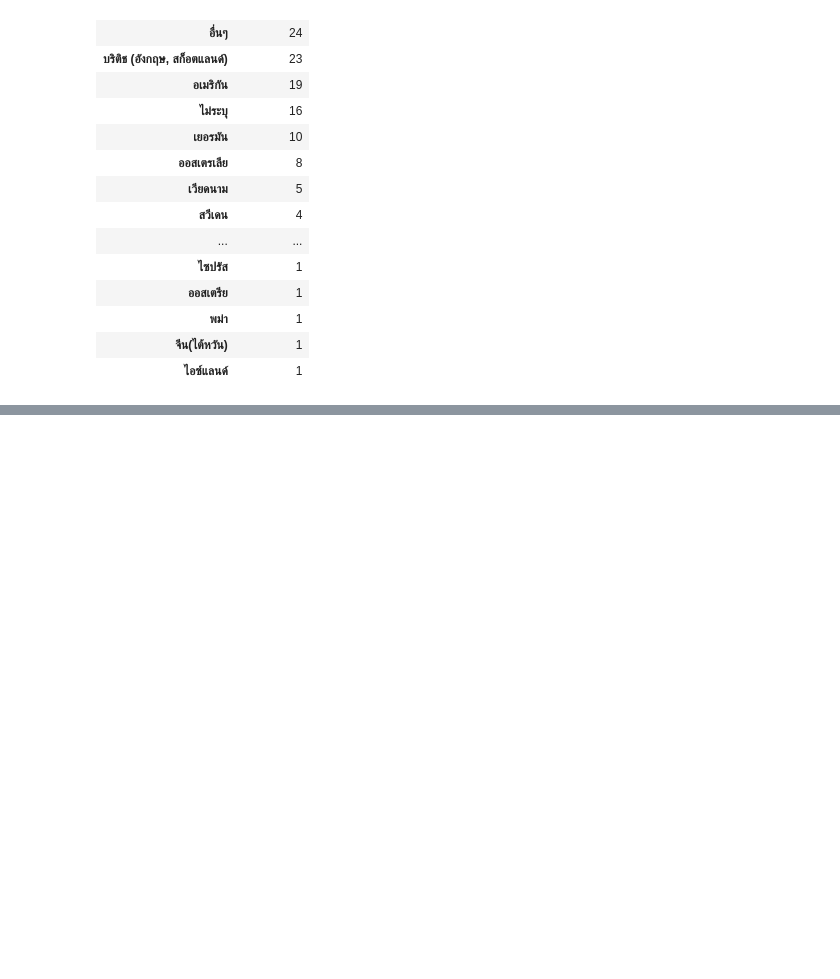
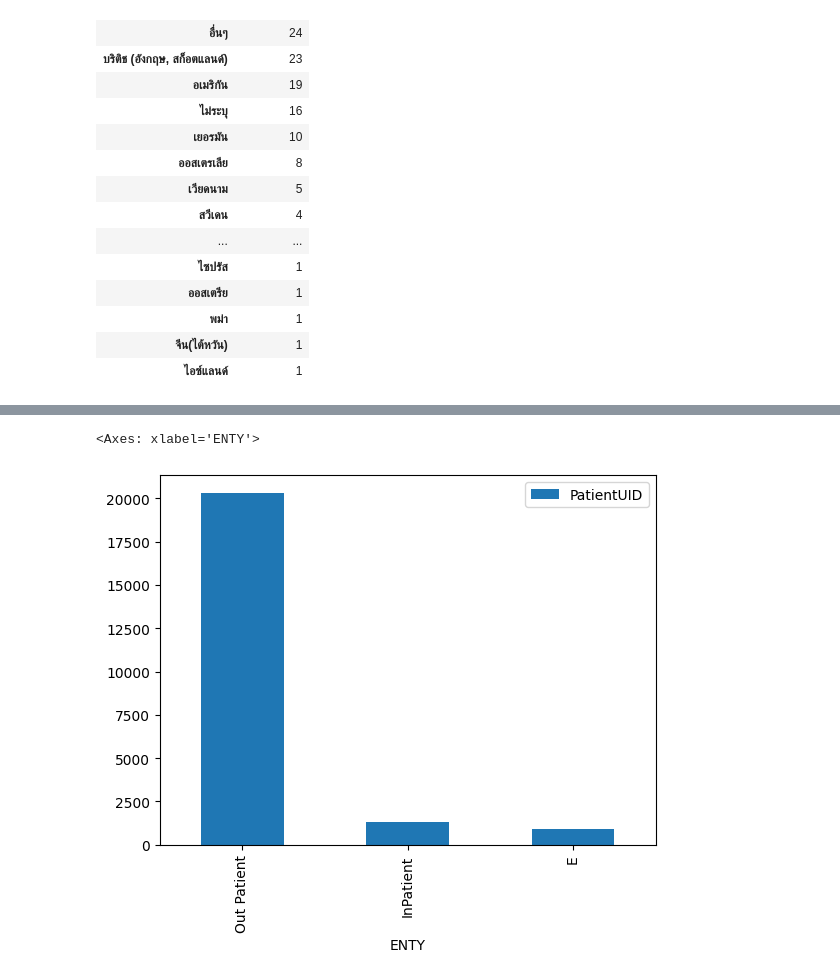
Before and after one commit to qmcnn/Data-Mining, a Jupyter notebook: Project_Mining.ipynb, the cells around one changed output, grey strips where cells are left out. Cells and saved outputs as stored; diff of their text form; code cells hidden in the pictures; blank space fills up the shorter version.

```diff
--- a/Project_Mining.ipynb
+++ b/Project_Mining.ipynb
@@ -190,3 +194,6 @@ nationalities
 | พม่า | 1 |
 | จีน(ไต้หวัน) | 1 |
 | ไอซ์แลนด์ | 1 |
+# %%
+ENTY = visit_df.groupby(['ENTY'])[['PatientUID']].count().sort_values(by='PatientUID',ascending=False)
+ENTY
@@ -192,0 +206,5 @@ nationalities
+# %%
+ENTY.plot.bar()
+# %% [output]
+<Axes: xlabel='ENTY'>
+[figure, added]
```
Also changed, not shown: parts of 2 cells of this notebook.
